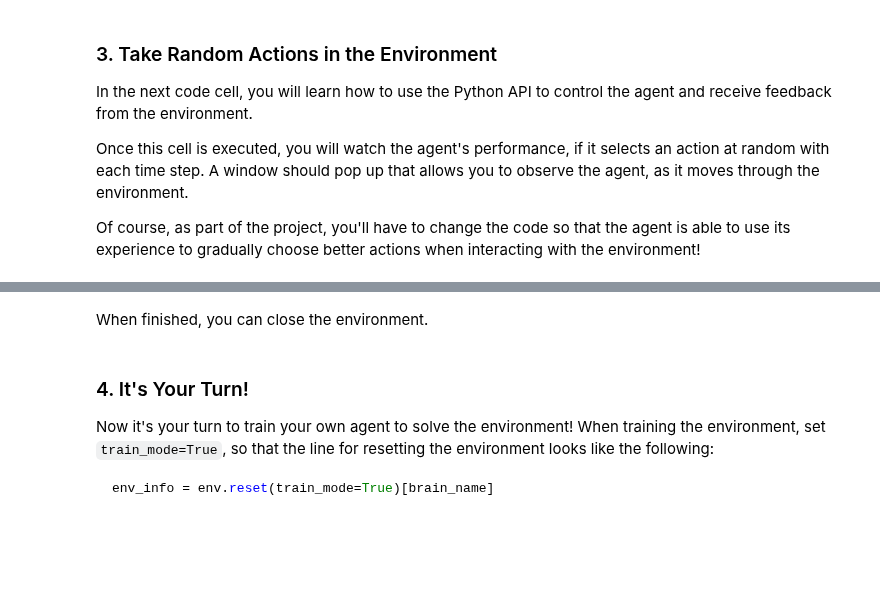
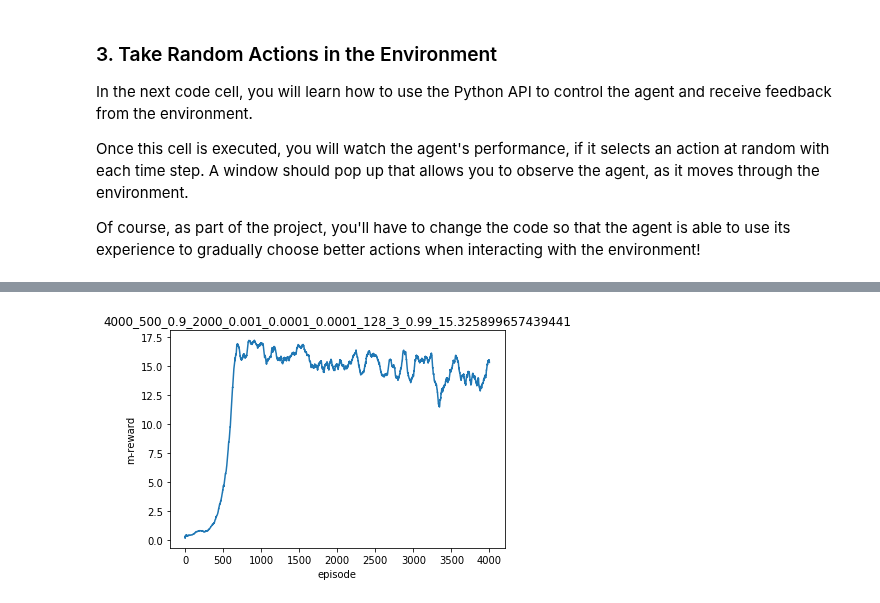
Before and after one commit to kaixinbaba/uda-drl, a Jupyter notebook: p2_Reacher/Continuous_Control.ipynb, the cells around one changed output, grey strips where cells are left out. Cells and saved outputs as stored; diff of their text form; code cells hidden in the pictures; blank space fills up the shorter version.

Commit message:
train done

````diff
--- a/p2_Reacher/Continuous_Control.ipynb
+++ b/p2_Reacher/Continuous_Control.ipynb
@@ -101,3 +208,19 @@ Of course, as part of the project, you'll have to change the code so that the ag
+# %%
+main(n_s=state_size,
+        n_a=action_size,
+        a_bound=1,
+        episode=4000,
+        max_step_count=500,
+        gamma=0.9,
+        memory_size=2000,
+        tau=0.001,
+        lr_a=0.0001,
+        lr_c=0.0001,
+        batch_size=128,
+        var=3,
+        var_decay=0.99)
+# %% [output]
+[figure, added]
 # %%
 env_info = env.reset(train_mode=False)[brain_name]     # reset the environment
 states = env_info.vector_observations                  # get the current state (for each agent)
@@ -114,14 +237,5 @@ while True:
     if np.any(dones):                                  # exit loop if episode finished
         break
 print('Total score (averaged over agents) this episode: {}'.format(np.mean(scores)))
-# %% [markdown]
-When finished, you can close the environment.
 # %%
 env.close()
-# %% [markdown]
-### 4. It's Your Turn!
-
-Now it's your turn to train your own agent to solve the environment!  When training the environment, set `train_mode=True`, so that the line for resetting the environment looks like the following:
-```python
-env_info = env.reset(train_mode=True)[brain_name]
-```
````
Also changed, not shown: parts of 6 cells of this notebook, 12 other files.
